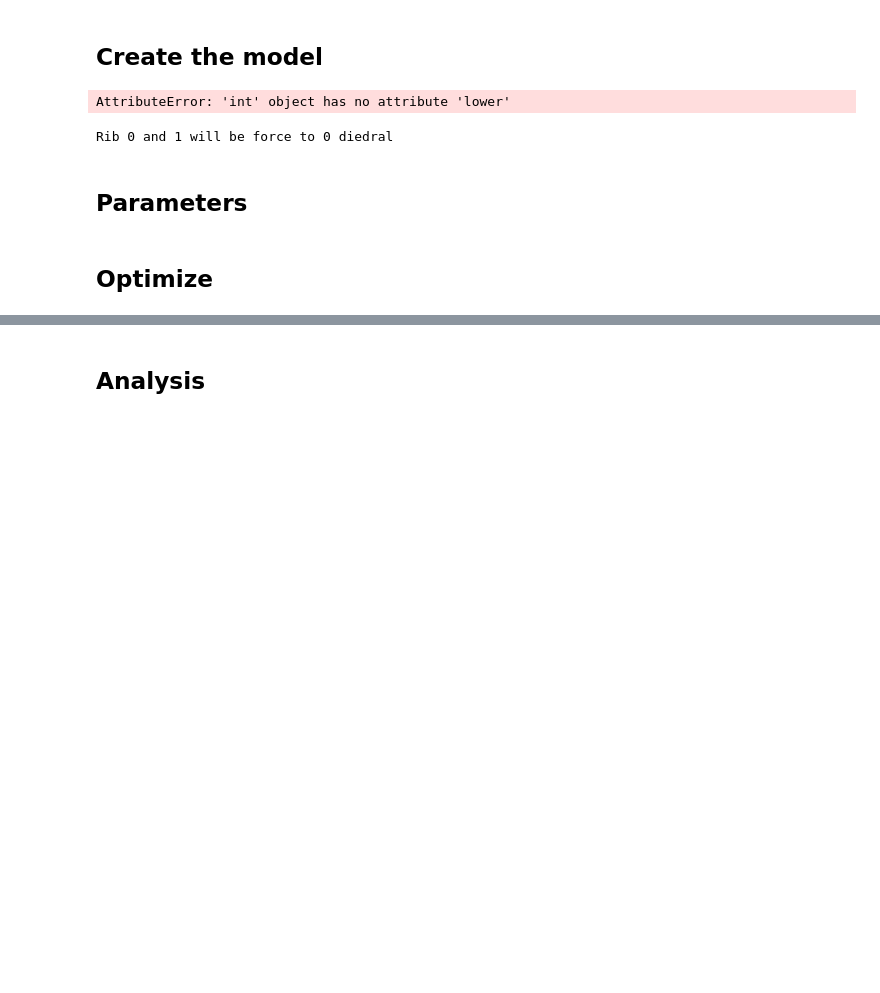
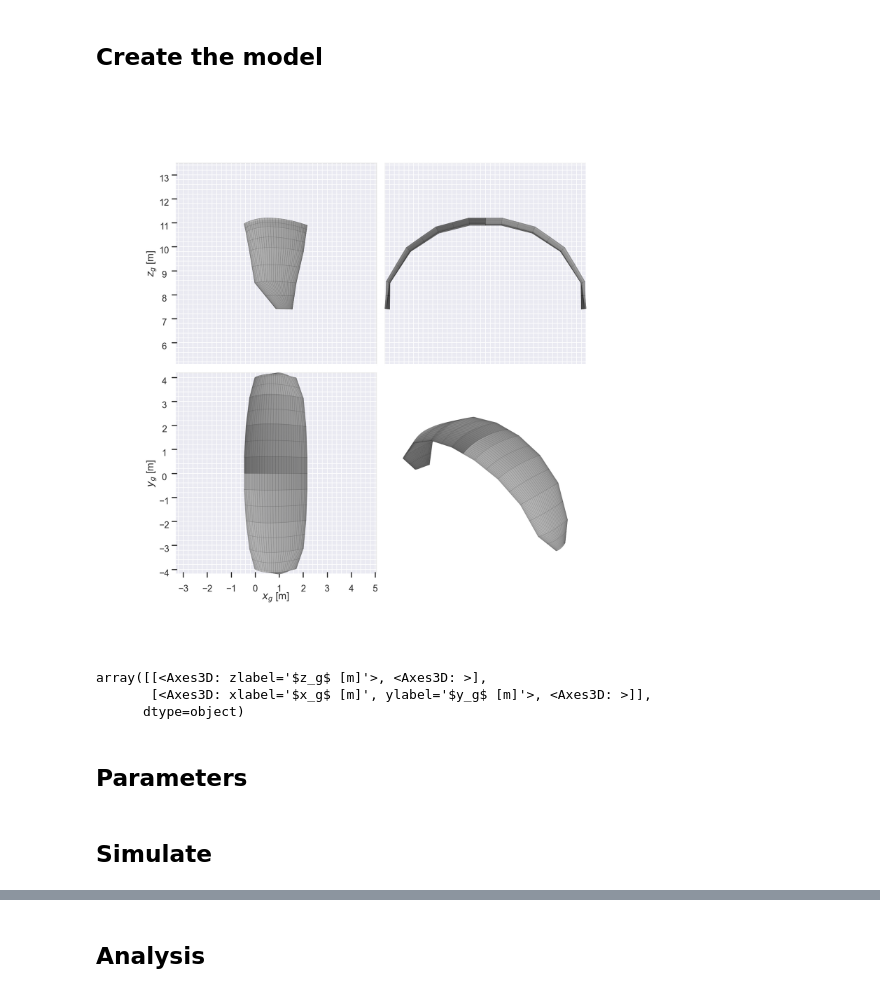
Before and after one commit to RomLmbrt/BEYOND_THE_SEA, a Jupyter notebook: VLM/Tutorial_vlm.ipynb, the cells around one changed output, grey strips where cells are left out. Saved outputs shown, nothing was run; the diff lists cells and outputs as text; code cells hidden in the pictures; blank space fills up the shorter version.

```diff
--- a/VLM/Tutorial_vlm.ipynb
+++ b/VLM/Tutorial_vlm.ipynb
@@ -16,43 +16,32 @@ from Create_airplane import import_from_xflr5_with_airfoils
 # %%
 # %% Import airplane from CSV file
 foldername = "VSM_kite/rib_list_from_CAD_LE_TE_and_surfplan_d_tube_camber_19ribs_modified.csv"
 csv_file_path = os.path.join(os.getcwd(),"Kites",foldername)
 
-print(asb.Airfoil(name=4415, data_file="Kites/VSM_kite/NACA_"+"4415"+".dat") )
+# %% Get the airplane parameters and create airfoils from NACA 4 digits
+(x_le, y_le, z_le, chords, twists, N, A, CA) = np.loadtxt(csv_file_path, delimiter=",", skiprows=1, unpack=True)
 
-(x_le, y_le, z_le, chords, twists, N, A, CA) = np.loadtxt(csv_file_path, delimiter=",", skiprows=1, unpack=True)
-NACA = [str(int(N[i])) + str(int(A[i])) + str(int(CA[i])) for i in range(len(N))]
+NACA = ["naca"+str(int(N[i])) + str(int(A[i])) + str(int(CA[i])) for i in range(len(N))]
 for i in range(len(NACA)) :
-    if len(NACA[i])==3 :
-        NACA[i] = "0"+NACA[i]
+    if len(NACA[i])==7 :
+        NACA[i] = NACA[i][:6]+"0"+NACA[i][6:]
 
-print(type(NACA[i]))
-NACA_airfoil = [ asb.Airfoil(name=NACA[i], data_file="Kites/VSM_kite/NACA_"+NACA[i]+".dat") ]
+NACA_airfoil = [ asb.Airfoil(name=naca) for naca in NACA]
 
-print(NACA_airfoil)
+# %% Create the airplane
+airplane_delft = Create_airplane_x_sections(
+    x_le= x_le,
+    y_le= -y_le, # Needs to be inverted
+    z_le= z_le,
+    chords= chords,
+    twists= twists,
+    wing_airfoil= NACA_airfoil,
+)
+airplane_delft.draw_three_view()
 # %% [output]
+[figure, added]
-AttributeError: 'int' object has no attribute 'lower'
+array([[<Axes3D: zlabel='$z_g$ [m]'>, <Axes3D: >],
+       [<Axes3D: xlabel='$x_g$ [m]', ylabel='$y_g$ [m]'>, <Axes3D: >]],
+      dtype=object)
-# %%
-# %%  Load Airplane
-airplane_xflr5 = import_from_xflr5_with_airfoils(
-    folder_to_load,
-    force_midle=True,
-    derotate=False,
-    draw_three_view=False,  # filename, draw 3d view (True/False)
-)
-airplane_xflr5_origin = airplane_xflr5.deepcopy()
-
-# %% Load bar data
-df_bar_tab = pd.read_excel(bar_tab_to_load)
-df_bar_tab.interpolate(limit_direction="both", inplace=True)
-tab_to_consider = ["A", "B"]
-distance_tab_pct = df_bar_tab[tab_to_consider].diff(axis=1)[tab_to_consider[-1]]
-distance_tab_mm = (distance_tab_pct / 100) * df_bar_tab["chord"]
-
-# %% Load lines data
-df_lines_tab = pd.read_excel(lines_tab_to_load)
-df_lines_tab.interpolate(limit_direction="both", inplace=True)
-# %% [output]
-Rib 0 and 1 will be force to 0 diedral
 # %% [markdown]
 ## Parameters
@@ -91,2 +64,2 @@ load = 1500 # [N] masse*g
 # %% [markdown]
-## Optimize
+## Simulate
```
Also changed, not shown: parts of 13 cells of this notebook, 3 other files.
